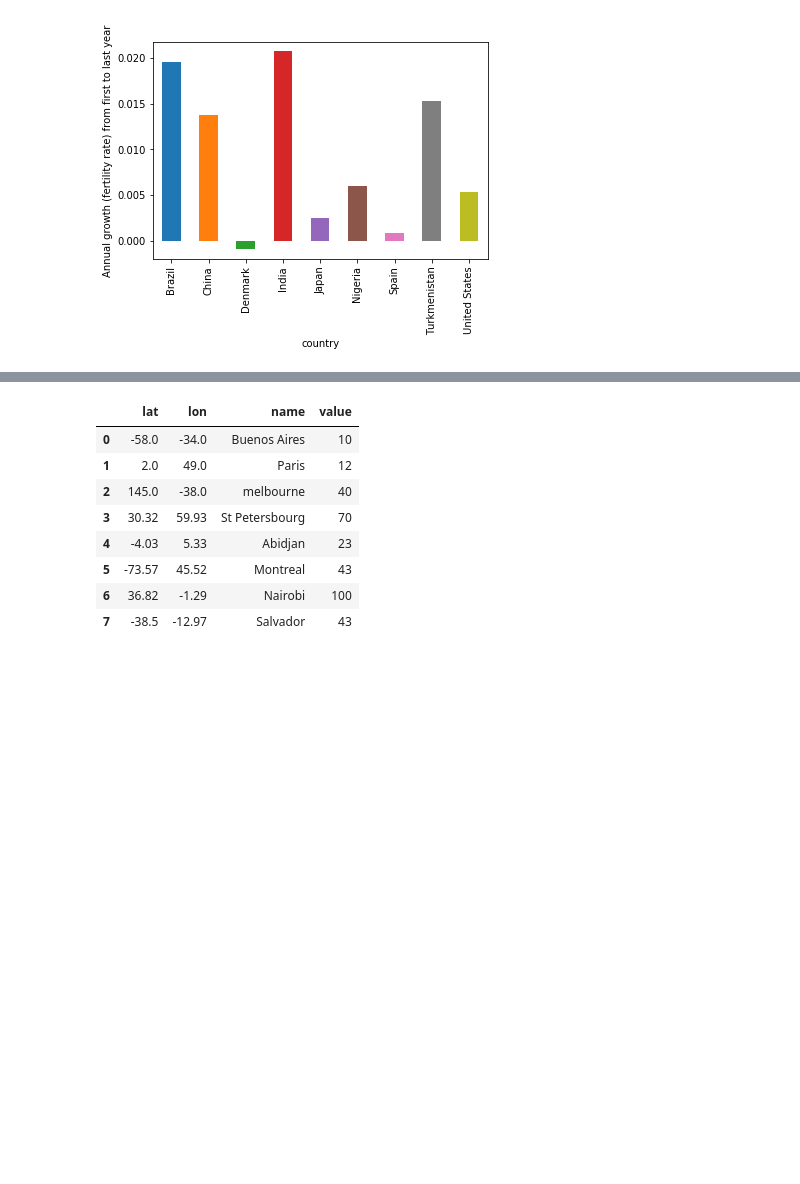
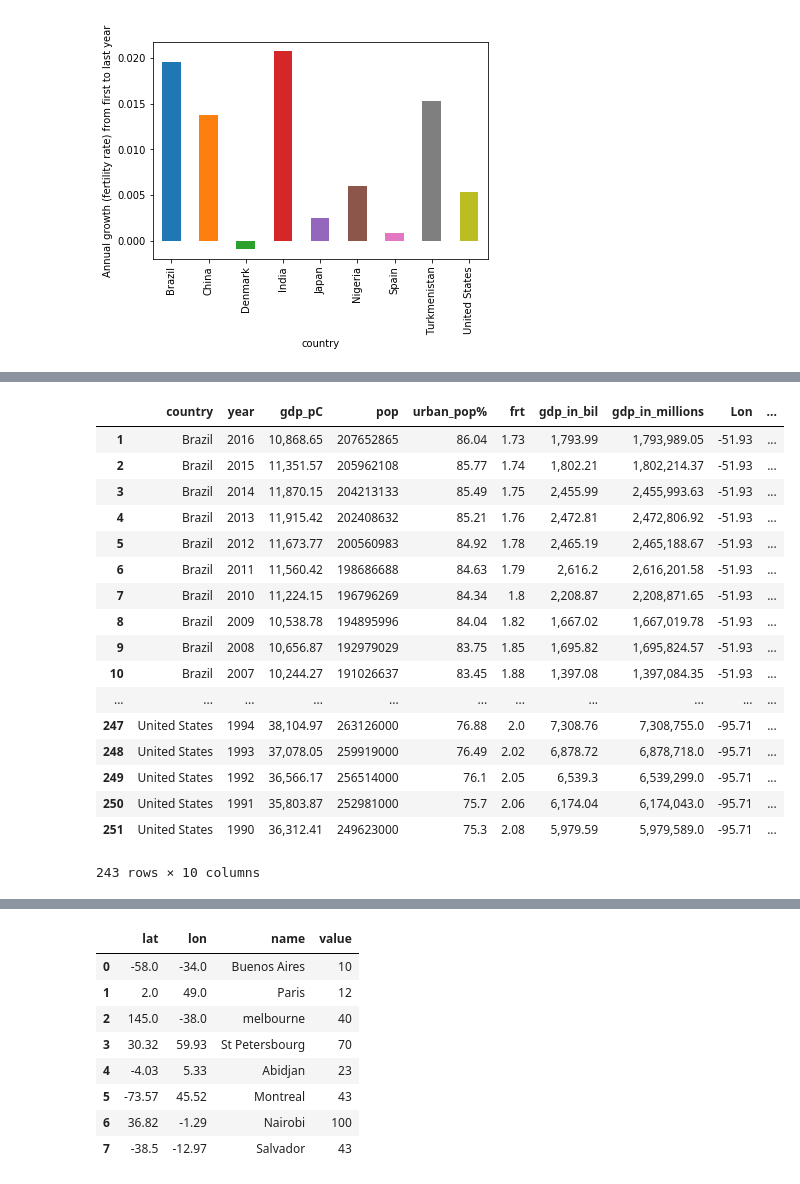
Before and after one commit to NumEconCopenhagen/projects-2019-tba, a Jupyter notebook: dataproject/dataproject/Dataproject_Bianca/Version_1.ipynb, the cells around one changed output, grey strips where cells are left out. Drawn from its saved outputs; the diff is of its cells as text; code cells hidden in the pictures; blank space fills up the shorter version.

```diff
--- a/dataproject/dataproject/Dataproject_Bianca/Version_1.ipynb
+++ b/dataproject/dataproject/Dataproject_Bianca/Version_1.ipynb
@@ -374,0 +391,37 @@ ax.set_ylabel('Annual growth (fertility rate) from first to last year');
+# %%
+#Bianca
+row_indexes=data_wb[data_wb['country']== 'Brazil'].index
+data_wb.loc[row_indexes,'Lat']= -14.2350
+data_wb.loc[row_indexes,'Lon']= -51.9253
+
+row_indexes=data_wb[data_wb['country']== 'China'].index
+data_wb.loc[row_indexes,'Lat']= 39.5449
+data_wb.loc[row_indexes,'Lon']= 116.149
+
+row_indexes=data_wb[data_wb['country']== 'Denmark'].index
+data_wb.loc[row_indexes,'Lat']= 56.2639
+data_wb.loc[row_indexes,'Lon']= 9.5018
+
+row_indexes=data_wb[data_wb['country']== 'Spain'].index
+data_wb.loc[row_indexes,'Lat']= 40.4637
+data_wb.loc[row_indexes,'Lon']= -3.7492
+
+row_indexes=data_wb[data_wb['country']== 'India'].index
+data_wb.loc[row_indexes,'Lat']= 20.5937
+data_wb.loc[row_indexes,'Lon']= 78.9629
+
+row_indexes=data_wb[data_wb['country']== 'Japan'].index
+data_wb.loc[row_indexes,'Lat']= 36.2048
+data_wb.loc[row_indexes,'Lon']= 138.2529
+
+row_indexes=data_wb[data_wb['country']== 'Nigeria'].index
+data_wb.loc[row_indexes,'Lat']= 9.0820
+data_wb.loc[row_indexes,'Lon']= 8.6753
+
+row_indexes=data_wb[data_wb['country']== 'Turkmenistan'].index
+data_wb.loc[row_indexes,'Lat']= 38.9697
+data_wb.loc[row_indexes,'Lon']= 59.5563
+
+row_indexes=data_wb[data_wb['country']== 'United States'].index
+data_wb.loc[row_indexes,'Lat']= 37.0902
+data_wb.loc[row_indexes,'Lon']= -95.7129
@@ -374,0 +440,21 @@ ax.set_ylabel('Annual growth (fertility rate) from first to last year');
+# %%
+round(data_wb,2)
+# %% [output]
+|  | country | year | gdp_pC | pop | urban_pop% | frt | gdp_in_bil | gdp_in_millions | Lon | ... |
+| 1 | Brazil | 2016 | 10,868.65 | 207652865 | 86.04 | 1.73 | 1,793.99 | 1,793,989.05 | -51.93 | ... |
+| 2 | Brazil | 2015 | 11,351.57 | 205962108 | 85.77 | 1.74 | 1,802.21 | 1,802,214.37 | -51.93 | ... |
+| 3 | Brazil | 2014 | 11,870.15 | 204213133 | 85.49 | 1.75 | 2,455.99 | 2,455,993.63 | -51.93 | ... |
+| 4 | Brazil | 2013 | 11,915.42 | 202408632 | 85.21 | 1.76 | 2,472.81 | 2,472,806.92 | -51.93 | ... |
+| 5 | Brazil | 2012 | 11,673.77 | 200560983 | 84.92 | 1.78 | 2,465.19 | 2,465,188.67 | -51.93 | ... |
+| 6 | Brazil | 2011 | 11,560.42 | 198686688 | 84.63 | 1.79 | 2,616.2 | 2,616,201.58 | -51.93 | ... |
+| 7 | Brazil | 2010 | 11,224.15 | 196796269 | 84.34 | 1.8 | 2,208.87 | 2,208,871.65 | -51.93 | ... |
+| 8 | Brazil | 2009 | 10,538.78 | 194895996 | 84.04 | 1.82 | 1,667.02 | 1,667,019.78 | -51.93 | ... |
+| 9 | Brazil | 2008 | 10,656.87 | 192979029 | 83.75 | 1.85 | 1,695.82 | 1,695,824.57 | -51.93 | ... |
+| 10 | Brazil | 2007 | 10,244.27 | 191026637 | 83.45 | 1.88 | 1,397.08 | 1,397,084.35 | -51.93 | ... |
+| ... | ... | ... | ... | ... | ... | ... | ... | ... | ... | ... |
+| 247 | United States | 1994 | 38,104.97 | 263126000 | 76.88 | 2.0 | 7,308.76 | 7,308,755.0 | -95.71 | ... |
+| 248 | United States | 1993 | 37,078.05 | 259919000 | 76.49 | 2.02 | 6,878.72 | 6,878,718.0 | -95.71 | ... |
+| 249 | United States | 1992 | 36,566.17 | 256514000 | 76.1 | 2.05 | 6,539.3 | 6,539,299.0 | -95.71 | ... |
+| 250 | United States | 1991 | 35,803.87 | 252981000 | 75.7 | 2.06 | 6,174.04 | 6,174,043.0 | -95.71 | ... |
+| 251 | United States | 1990 | 36,312.41 | 249623000 | 75.3 | 2.08 | 5,979.59 | 5,979,589.0 | -95.71 | ... |
+243 rows × 10 columns
```
Also changed, not shown: parts of 9 cells of this notebook, 2 other files.
